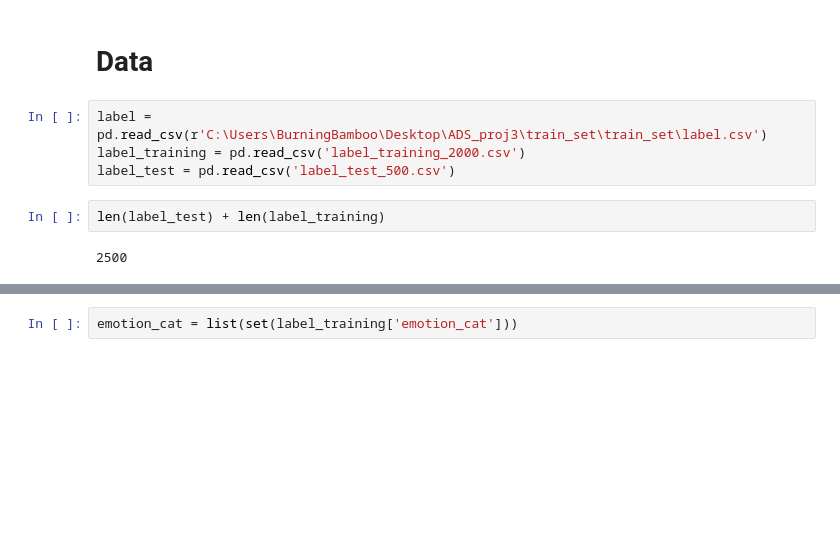
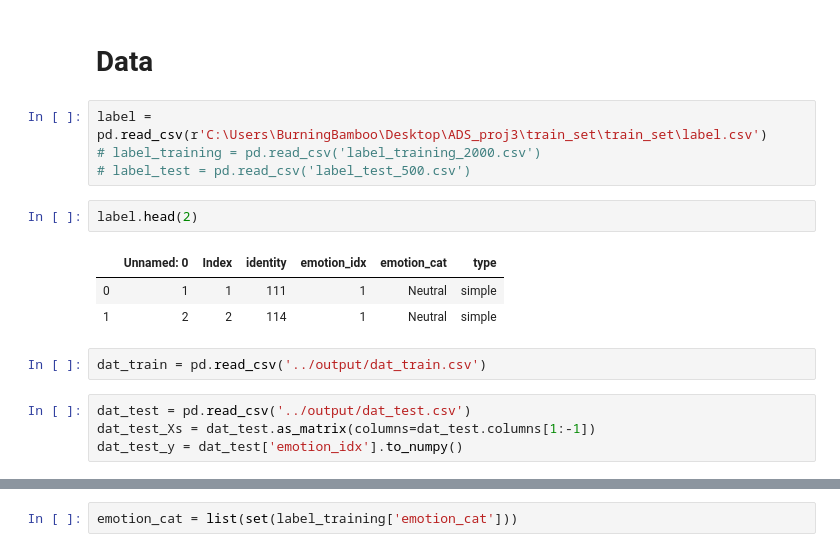
Before and after one commit to ftmhghpnh/fall2019-proj3-sec2--group6, a Jupyter notebook: doc/ADS_proj3_sl_2rd_commit.ipynb, the cells around one changed output, grey strips where cells are left out. Saved outputs shown, nothing was run; the diff lists cells and outputs as text; blank space fills up the shorter version.

```diff
--- a/doc/ADS_proj3_sl_2rd_commit.ipynb
+++ b/doc/ADS_proj3_sl_2rd_commit.ipynb
@@ -184,9 +244,17 @@ def facial_detection(img):
 # Data
 # %%
 label = pd.read_csv(r'C:\Users\BurningBamboo\Desktop\ADS_proj3\train_set\train_set\label.csv')
-label_training = pd.read_csv('label_training_2000.csv')
-label_test = pd.read_csv('label_test_500.csv')
+# label_training = pd.read_csv('label_training_2000.csv')
+# label_test = pd.read_csv('label_test_500.csv')
-# %%
-len(label_test) + len(label_training)
-# %% [output]
-2500
+# %%
+label.head(2)
+# %% [output]
+|  | Unnamed: 0 | Index | identity | emotion_idx | emotion_cat | type |
+| 0 | 1 | 1 | 111 | 1 | Neutral | simple |
+| 1 | 2 | 2 | 114 | 1 | Neutral | simple |
+# %%
+dat_train = pd.read_csv('../output/dat_train.csv')
+# %%
+dat_test = pd.read_csv('../output/dat_test.csv')
+dat_test_Xs = dat_test.as_matrix(columns=dat_test.columns[1:-1])
+dat_test_y = dat_test['emotion_idx'].to_numpy()
```
Also changed, not shown: parts of 10 cells of this notebook, 2 other files.
